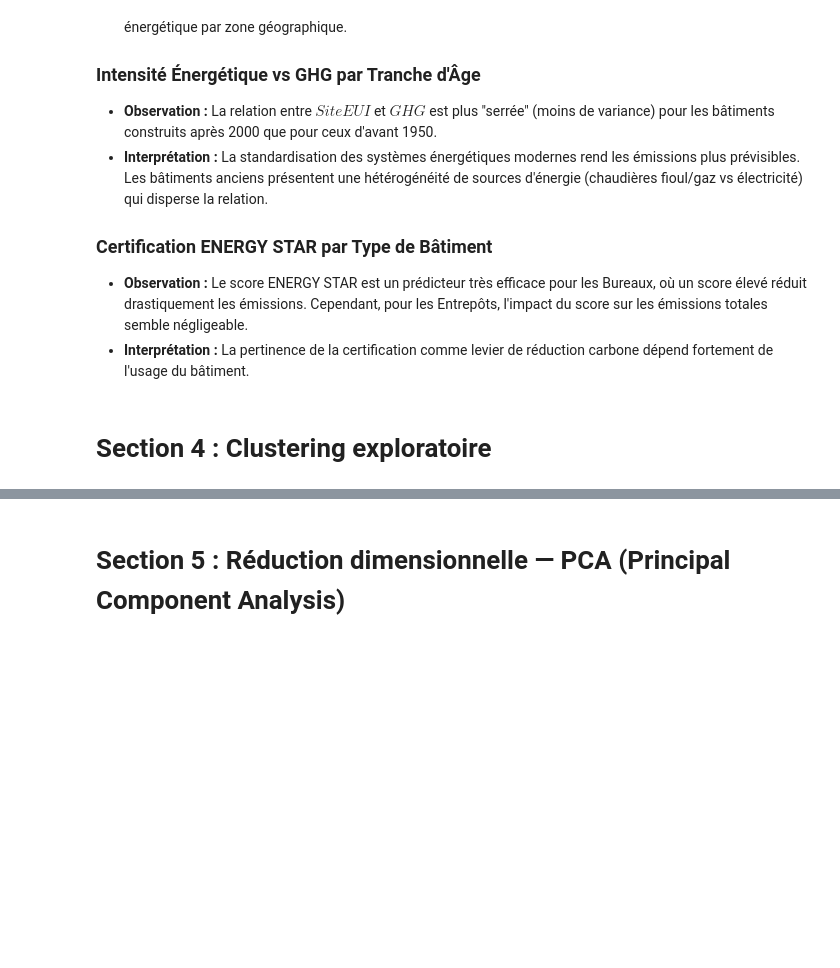
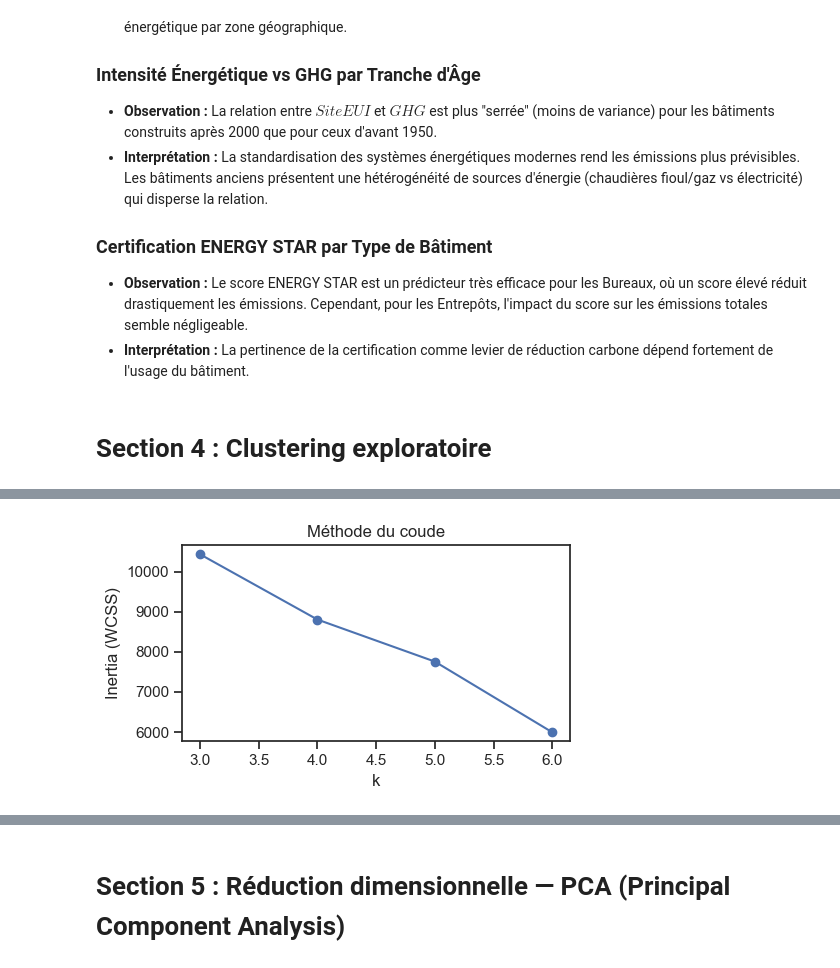
Before and after one commit to Ben10-som/ML-prediction-CO2, a Jupyter notebook: notebooks/04_multivariate_full_analysis.ipynb, the cells around one changed output, grey strips where cells are left out. Saved outputs shown, nothing was run; the diff lists cells and outputs as text; code cells hidden in the pictures; blank space fills up the shorter version.

Commit message:
ajout du clustering exploratoire (k-means + PCA) dans le notebook 04

```diff
--- a/notebooks/04_multivariate_full_analysis.ipynb
+++ b/notebooks/04_multivariate_full_analysis.ipynb
@@ -465,4 +465,90 @@ L'utilisation de FacetGrids permet de visualiser comment les relations fondament
 # %% [markdown]
 # Section 4 : Clustering exploratoire
 # %%
-# code
+import numpy as np
+import pandas as pd
+import seaborn as sns
+import matplotlib.pyplot as plt
+
+from sklearn.preprocessing import StandardScaler
+from sklearn.cluster import KMeans
+from sklearn.metrics import silhouette_score
+from sklearn.decomposition import PCA
+
+sns.set_theme(style="ticks")
+
+# Variables numériques pour le clustering
+cluster_vars = [
+    "PropertyGFABuilding(s)",
+    "YearBuilt",
+    "SiteEUI(kBtu/sf)",
+    "ENERGYSTARScore",
+    "Electricity(kWh)",
+    "NaturalGas(therms)",
+]
+
+# 1) Préparation : dropna, standardisation
+df_clust = df_raw.dropna(subset=cluster_vars).copy()
+X = df_clust[cluster_vars].values
+scaler = StandardScaler()
+X_scaled = scaler.fit_transform(X)
+
+# 2) Boucle sur k pour silhouette et inertie
+k_values = [3, 4, 5, 6]
+results = []
+for k in k_values:
+    km = KMeans(n_clusters=k, random_state=42, n_init="auto")
+    labels = km.fit_predict(X_scaled)
+    sil = silhouette_score(X_scaled, labels)
+    inertia = km.inertia_
+    results.append({"k": k, "silhouette": sil, "inertia": inertia})
+res_df = pd.DataFrame(results)
+display(res_df)
+
+# Plot inertie (méthode du coude)
+plt.figure(figsize=(5,3))
+plt.plot(res_df["k"], res_df["inertia"], marker="o")
+plt.xlabel("k"); plt.ylabel("Inertia (WCSS)")
+plt.title("Méthode du coude")
+plt.tight_layout(); plt.show()
+
+# 3) Choisir k (ex: celui avec meilleur compromis silhouette/interprétabilité)
+best_k = res_df.loc[res_df["silhouette"].idxmax(), "k"]  # ou fixe manuellement après inspection
+print(f"k sélectionné (silhouette max) : {best_k}")
+
+km_final = KMeans(n_clusters=int(best_k), random_state=42, n_init="auto")
+df_clust["cluster"] = km_final.fit_predict(X_scaled)
+
+# 4) Caractérisation des clusters
+def mode_or_na(s):
+    return s.mode().iat[0] if not s.mode().empty else np.nan
+
+summary = (
+    df_clust
+    .groupby("cluster")
+    .agg(
+        n=("TotalGHGEmissions", "size"),
+        GHG_mean=("TotalGHGEmissions", "mean"),
+        GHG_intensity_mean=("GHGEmissionsIntensity", "mean"),
+        **{f"{v}_mean": (v, "mean") for v in cluster_vars},
+        primary_mode=("PrimaryPropertyType", mode_or_na),
+    )
+    .reset_index()
+)
+display(summary)
+
+# 5) PCA 2D pour visualiser les clusters
+pca = PCA(n_components=2, random_state=42)
+coords_2d = pca.fit_transform(X_scaled)
+df_clust["PC1"] = coords_2d[:,0]
+df_clust["PC2"] = coords_2d[:,1]
+
+plt.figure(figsize=(6,5))
+sns.scatterplot(
+    data=df_clust, x="PC1", y="PC2", hue="cluster",
+    palette="tab10", alpha=0.7, s=30, edgecolor="none"
+)
+plt.title(f"PCA (2D) des clusters k={best_k}", weight="bold")
+plt.tight_layout()
+plt.show()
+# %% [output]
@@ -468,0 +560 @@ L'utilisation de FacetGrids permet de visualiser comment les relations fondament
+[figure, added]
```
Also changed, not shown: parts of 3 cells of this notebook.
